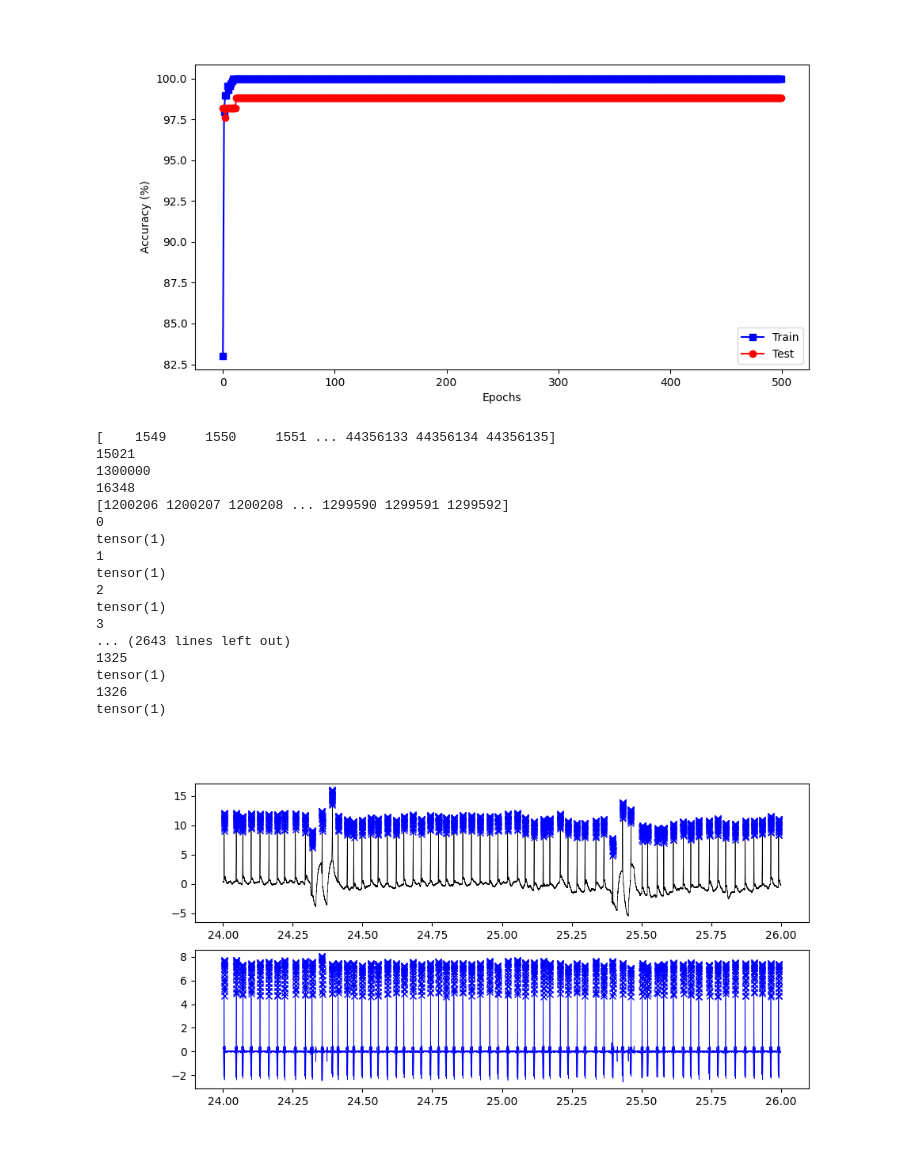
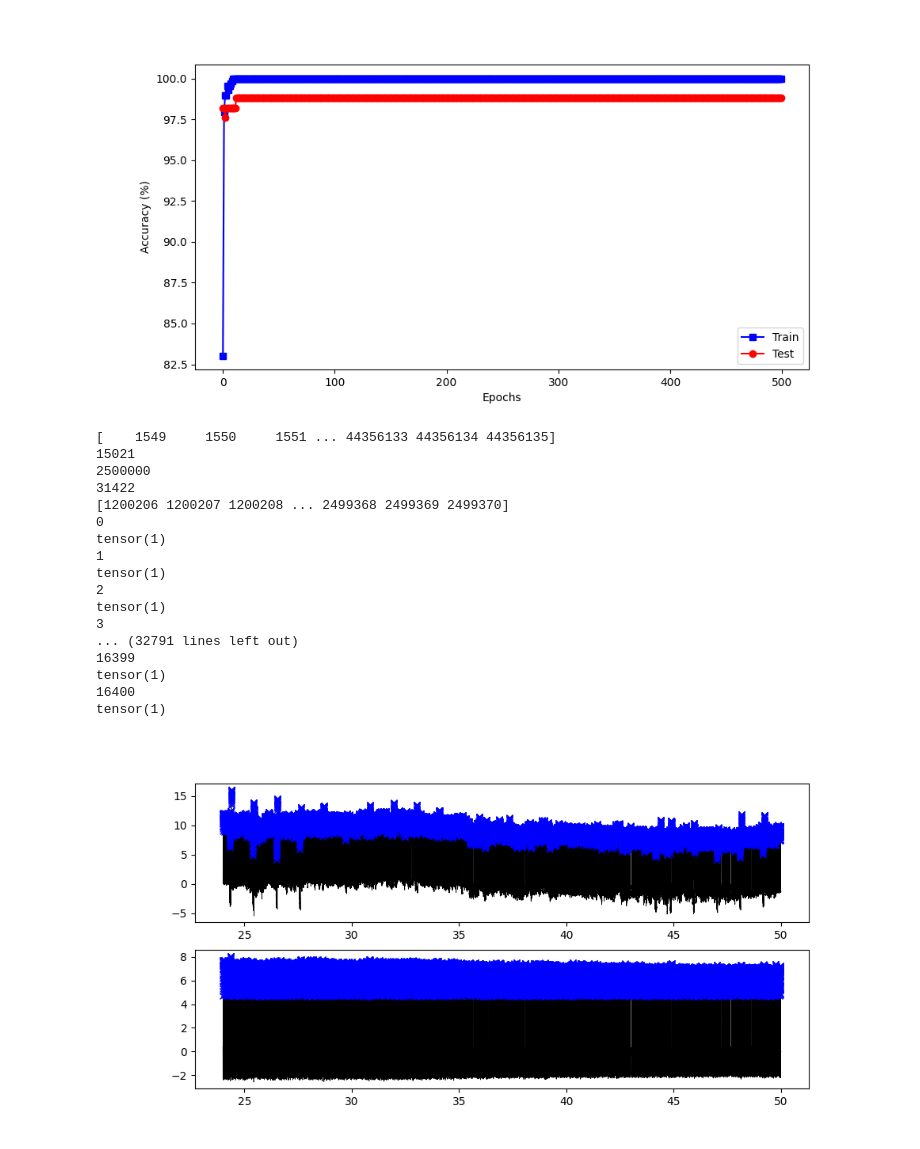
Before and after one commit to hallurr/findClassifySpikes, a Jupyter notebook: showcase.ipynb, the cells around one changed output. Saved outputs shown, nothing was run; the diff lists cells and outputs as text; code cells hidden in the pictures.

```diff
--- a/showcase.ipynb
+++ b/showcase.ipynb
@@ -489,51 +496,44 @@ labels_hat = torch.argmax(SpikeArtifactSeparator2(all_features), axis=1)
 # %%
 # plot a portion of the raw_mV and filtered_mV with the detected spikes colored red if predicted label = 0 and blue if predicted label = 1
 portion_start = 24 #seconds
-portion_end = 26 #seconds
+portion_end = 50 #seconds
 
 # seconds to tf index
 portion_start = np.where(tf>portion_start)[0][0]
 portion_end = np.where(tf>portion_end)[0][0]
 
 # plot
 fig, (ax1, ax2) = plt.subplots(2, 1, figsize=(10,5))
 ax1.plot(tf[portion_start:portion_end], raw_mV[portion_start:portion_end], 'k', linewidth=0.5)
-ax2.plot(tf[portion_start:portion_end], filtered_mV[portion_start:portion_end], 'b', linewidth=0.5)
+ax2.plot(tf[portion_start:portion_end], filtered_mV[portion_start:portion_end], 'k', linewidth=0.5)
 # find all spikes that are >= portion_start and <= portion_end
-print(detected_spikes)
 spks_portion_idx1 = np.where(detected_spikes>=portion_start)[0][0]
-print(spks_portion_idx1)
 spks_portion_idx2 = np.where(detected_spikes>=portion_end)[0][0]
-print(portion_end)
-print(spks_portion_idx2)
 spks_portion = detected_spikes[spks_portion_idx1:spks_portion_idx2]
-print(spks_portion)
 # plot spikes as red x if predicted label = 0 and blue x if predicted label = 1
 for i in range(len(spks_portion)):
-    print(i)
-    print(labels_hat[i])
     if labels_hat[i] == 0:
         ax1.plot(tf[spks_portion[i]], raw_mV[spks_portion[i]], 'rx', markersize=10)
         ax2.plot(tf[spks_portion[i]], filtered_mV[spks_portion[i]], 'rx')
     elif labels_hat[i] == 1:
         ax1.plot(tf[spks_portion[i]], raw_mV[spks_portion[i]], 'bx')
         ax2.plot(tf[spks_portion[i]], filtered_mV[spks_portion[i]], 'bx')
 # %% [output]
 [    1549     1550     1551 ... 44356133 44356134 44356135]
 15021
-1300000
-16348
-[1200206 1200207 1200208 ... 1299590 1299591 1299592]
+2500000
+31422
+[1200206 1200207 1200208 ... 2499368 2499369 2499370]
 0
 tensor(1)
 1
 tensor(1)
 2
 tensor(1)
 3
-... (2643 lines left out)
-1325
+... (32791 lines left out)
+16399
 tensor(1)
-1326
+16400
 tensor(1)
-[figure, old version]
+[figure, new version]
```
Also changed, not shown: parts of 1 cell of this notebook.
